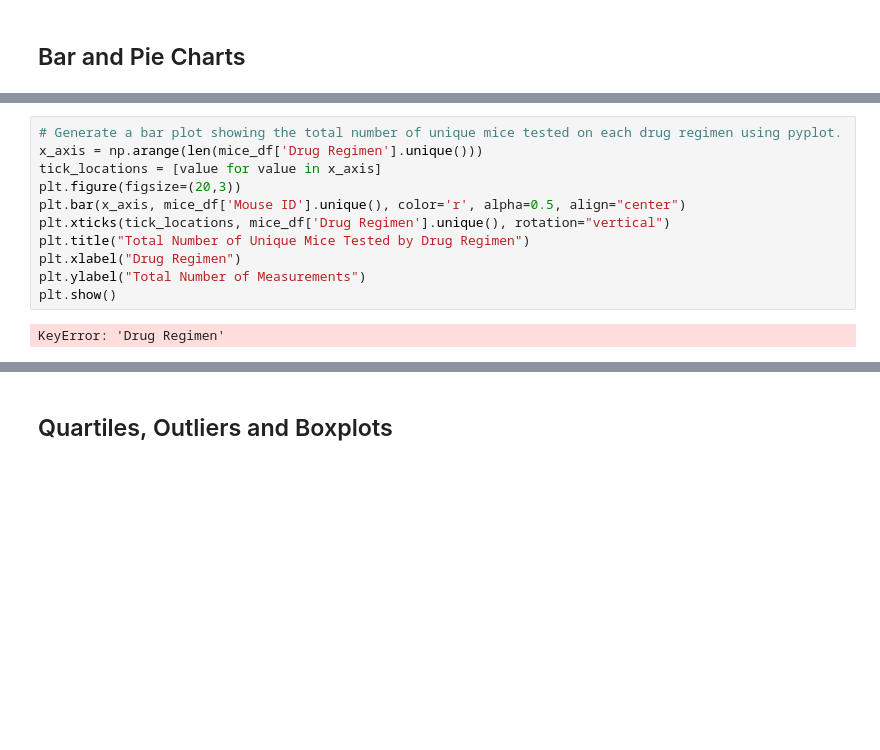
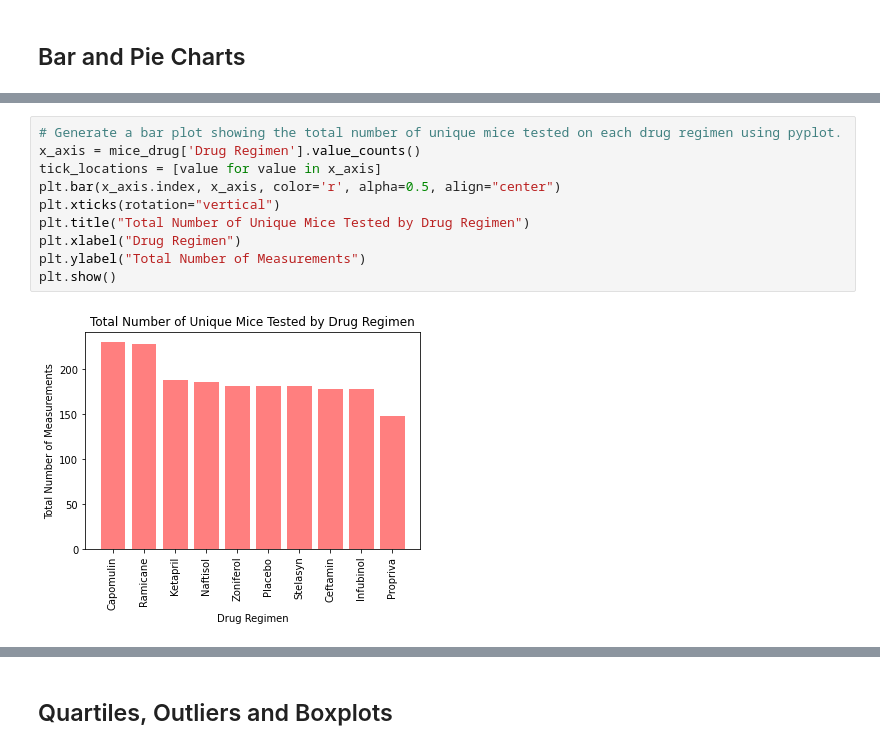
Before and after one commit to KristenScaletta/matplotlib_challenge, a Jupyter notebook: pymaceuticals.ipynb, the cells around one changed output, grey strips where cells are left out. Saved outputs shown, nothing was run; the diff lists cells and outputs as text; blank space fills up the shorter version.

```diff
--- a/pymaceuticals.ipynb
+++ b/pymaceuticals.ipynb
@@ -134,16 +178,15 @@ KeyError: 'Drug Regimen'
 # %%
 # Generate a bar plot showing the total number of unique mice tested on each drug regimen using pyplot.
-x_axis = np.arange(len(mice_df['Drug Regimen'].unique()))
+x_axis = mice_drug['Drug Regimen'].value_counts()
 tick_locations = [value for value in x_axis]
-plt.figure(figsize=(20,3))
-plt.bar(x_axis, mice_df['Mouse ID'].unique(), color='r', alpha=0.5, align="center")
-plt.xticks(tick_locations, mice_df['Drug Regimen'].unique(), rotation="vertical")
+plt.bar(x_axis.index, x_axis, color='r', alpha=0.5, align="center")
+plt.xticks(rotation="vertical")
 plt.title("Total Number of Unique Mice Tested by Drug Regimen")
 plt.xlabel("Drug Regimen")
 plt.ylabel("Total Number of Measurements")
 plt.show()
 # %% [output]
-KeyError: 'Drug Regimen'
+[figure, added]
 # %%
 # Generate a pie plot showing the distribution of female versus male mice using pandas
 
```
Also changed, not shown: parts of 10 cells of this notebook.
